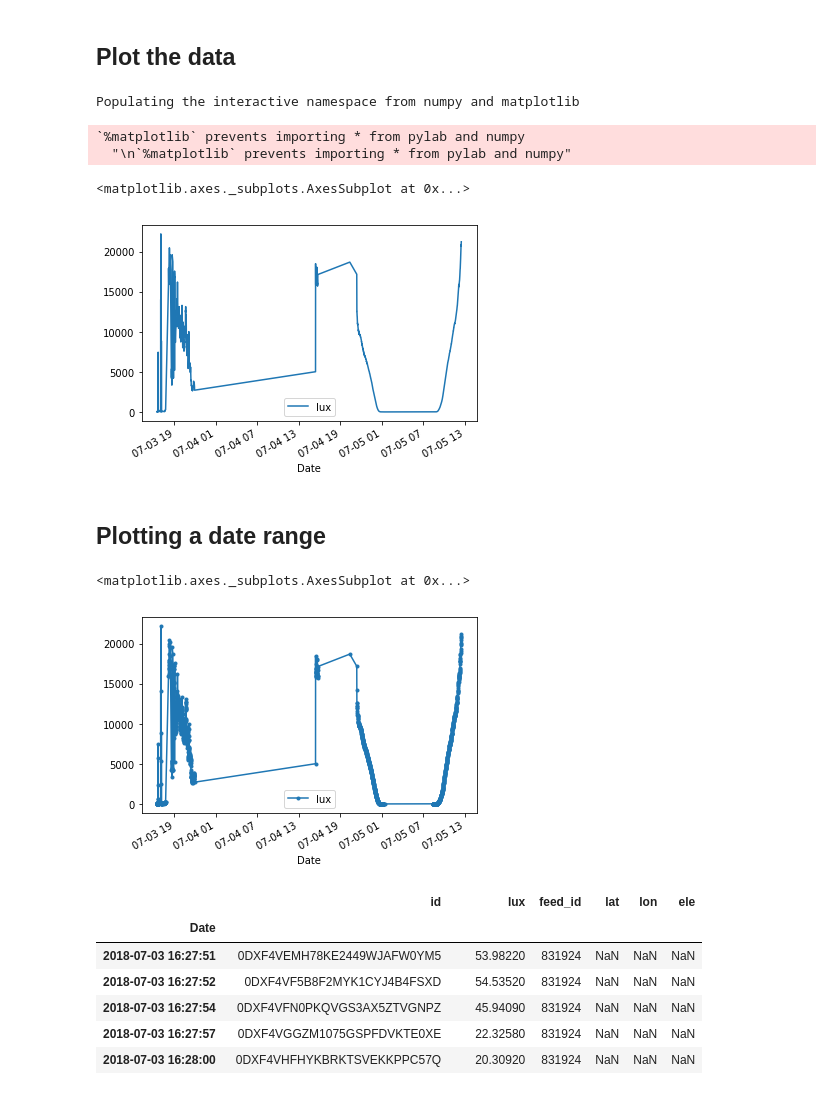
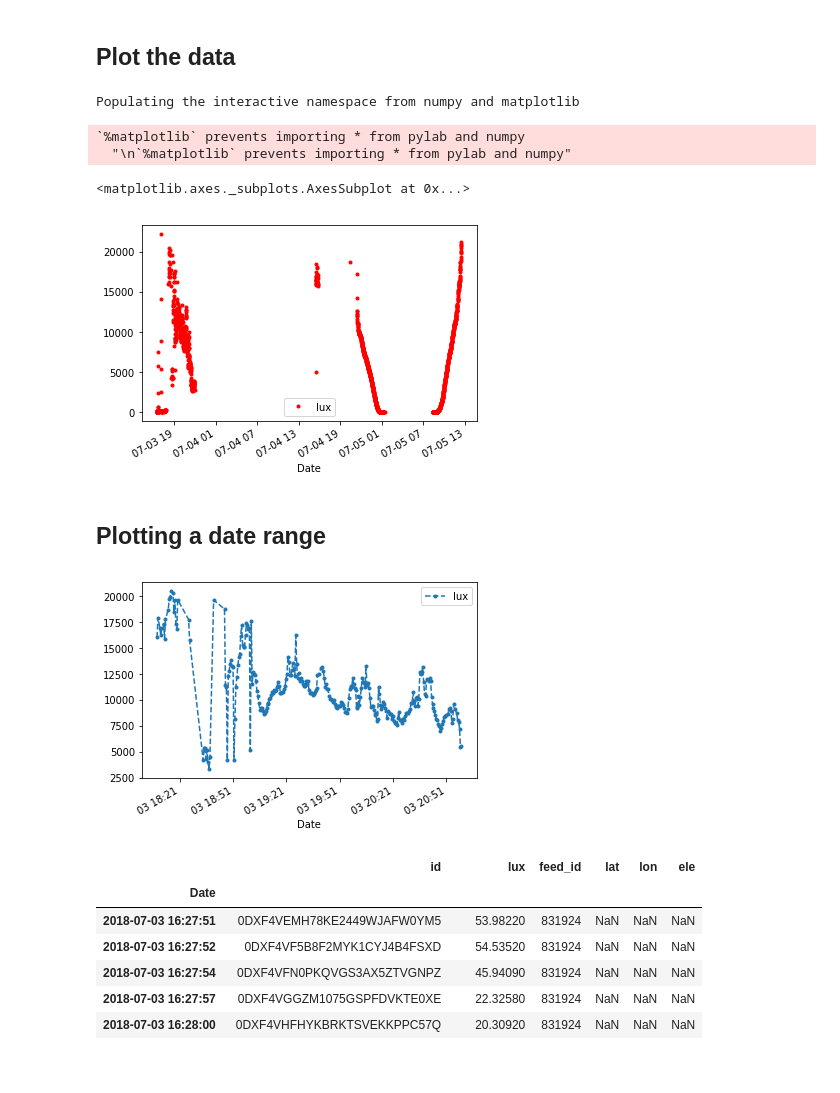
Before and after one commit to physcomp-iot-python/course-notebooks, a Jupyter notebook: data-analysis-adafruit-io/reading_adafruit_io.ipynb, the cells around one changed output. Saved outputs shown, nothing was run; the diff lists cells and outputs as text; code cells hidden in the pictures.

```diff
--- a/data-analysis-adafruit-io/reading_adafruit_io.ipynb
+++ b/data-analysis-adafruit-io/reading_adafruit_io.ipynb
@@ -62,19 +62,18 @@ from datetime import datetime
 #%matplotlib notebook
 
 # plot the data
-df.plot(y='lux')
+df.plot(y='lux',color='r', marker='.', linestyle="")
 # %% [output]
 Populating the interactive namespace from numpy and matplotlib
 `%matplotlib` prevents importing * from pylab and numpy
   "\n`%matplotlib` prevents importing * from pylab and numpy"
 <matplotlib.axes._subplots.AxesSubplot at 0x...>
-[figure, old version]
+[figure, new version]
 # %% [markdown]
 ## Plotting a date range
 # %%
 from datetime import datetime
-df[datetime(2018, 6, 27,3):].plot(y='lux', marker='.')
+plot2 = df[datetime(2018, 7, 3,18):datetime(2018, 7, 3,21)].plot(y='lux', marker='.', linestyle="--")
 # %% [output]
-<matplotlib.axes._subplots.AxesSubplot at 0x...>
-[figure, old version]
+[figure, new version]
 # %%
```
Also changed, not shown: parts of 3 cells of this notebook.
